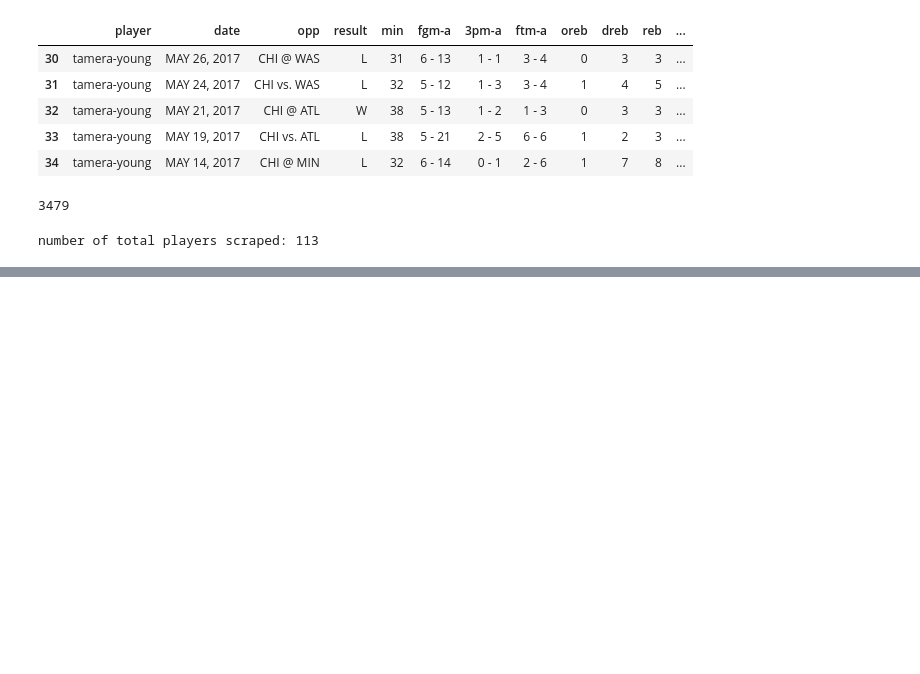
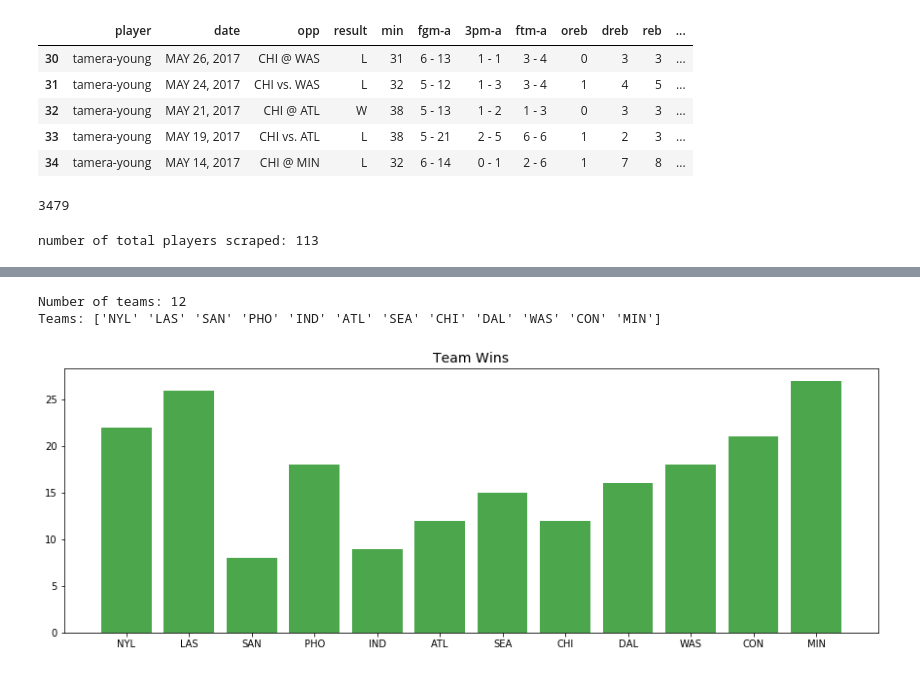
Before and after one commit to shubhox/draftkings, a Jupyter notebook: WNBA_Analysis.ipynb, the cells around one changed output, grey strips where cells are left out. Saved outputs shown, nothing was run; the diff lists cells and outputs as text; code cells hidden in the pictures; blank space fills up the shorter version.

Commit message:
added team summary dataframe and initial eda

```diff
--- a/WNBA_Analysis.ipynb
+++ b/WNBA_Analysis.ipynb
@@ -197,6 +199,8 @@ df.tail()
 | 34 | tamera-young | MAY 14, 2017 | CHI @ MIN | L | 32 | 6 - 14 | 0 - 1 | 2 - 6 | 1 | 7 | 8 | ... |
 # %%
 df.to_csv('wnba_2017_gamelogs.csv')
+# %%
+df = pd.read_csv('wnba_2017_gamelogs.csv')
 # %%
 len(list(map(lambda x: x.find('@'), df['opp'])))
 # %% [output]
@@ -266,0 +272,35 @@ hello
+# %%
+#some quick eda and create a team summary dataframe
+print("Number of teams:", len(df['team'].unique()))
+print("Teams:",df['team'].unique())
+
+
+#players per team
+tm_plr_count = []
+for tm in df['team'].unique():
+    df_tm = df[df['team'] == tm]
+    #print(tm, "--",len(df_tm['player'].unique()))
+    tm_plr_count.append([tm, len(df_tm['player'].unique())])
+df_plr_count = pd.DataFrame(tm_plr_count, columns =['team', 'player_count'])
+
+#team standings
+tm_record = []
+for tm in df['team'].unique():
+    df_tm = df[df['team'] == tm]
+    wins = len(df_tm[df_tm['result'] == 'W'].groupby(['result', 'date']).count())
+    losses = len(df_tm[df_tm['result'] == 'L'].groupby(['result', 'date']).count())
+    #print(tm, "---", wins, "-", losses)
+    tm_record.append([tm, wins, losses])
+df_tm_record = pd.DataFrame(tm_record, columns = ['team', 'wins','losses'])
+
+df_tm = pd.merge(df_tm_record, df_plr_count, how='left', on='team')
+
+plt.figure(figsize=(15,5))
+plt.title('Team Wins', fontsize=14)
+plt.bar(df_tm['team'], df_tm['wins'], color='green', alpha = .7);
+
+#player standings
+# %% [output]
+Number of teams: 12
+Teams: ['NYL' 'LAS' 'SAN' 'PHO' 'IND' 'ATL' 'SEA' 'CHI' 'DAL' 'WAS' 'CON' 'MIN']
+[figure, added]
```
Also changed, not shown: parts of 7 cells of this notebook.
